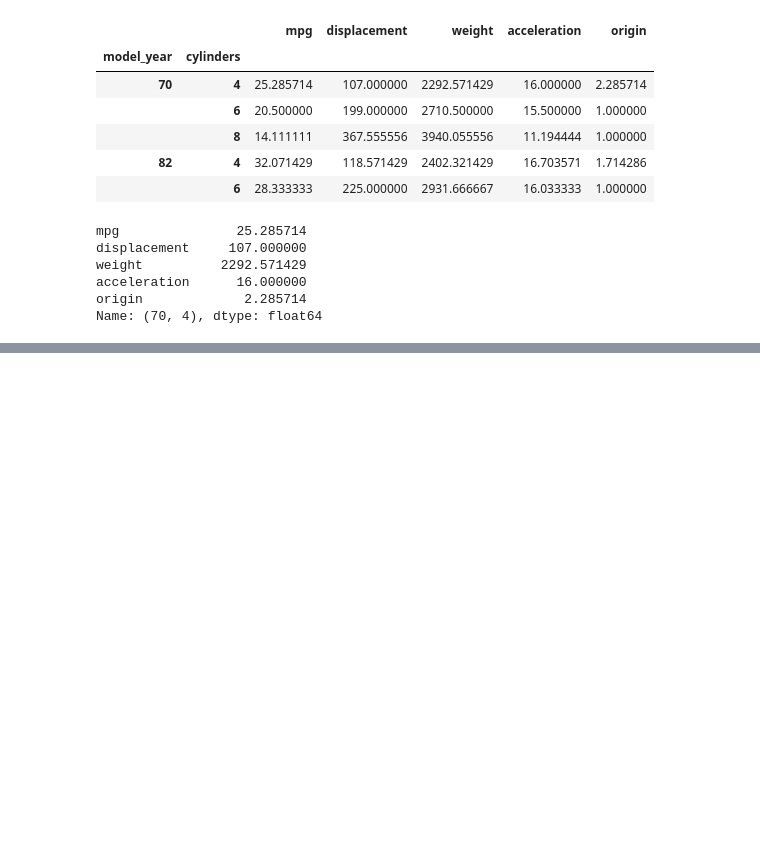
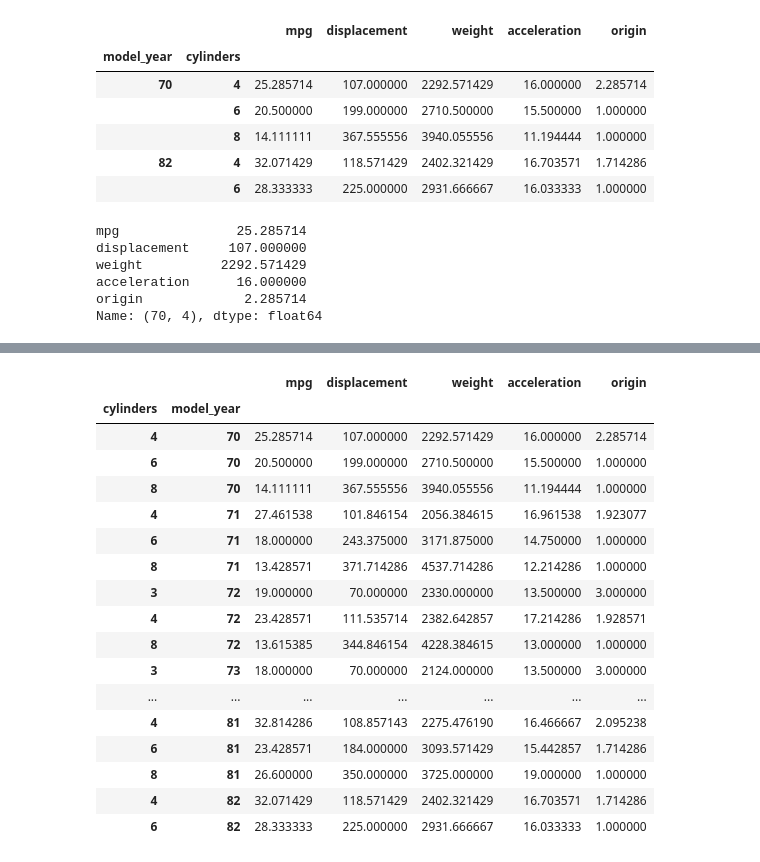
Before and after one commit to ayushgupta-repo/DATA_SCIENCE, a Jupyter notebook: 05_pandas/video_14_15.ipynb, the cells around one changed output, grey strips where cells are left out. Cells and saved outputs as stored; diff of their text form; code cells hidden in the pictures; blank space fills up the shorter version.

```diff
--- a/05_pandas/video_14.ipynb
+++ b/05_pandas/video_14_15.ipynb
@@ -221,0 +309,22 @@ Name: (70, 4), dtype: float64
+# %%
+# swapping multi-levels
+year_cyl.swaplevel()
+# %% [output]
+|  |  | mpg | displacement | weight | acceleration | origin |
+| cylinders | model_year |  |  |  |  |  |
+| 4 | 70 | 25.285714 | 107.000000 | 2292.571429 | 16.000000 | 2.285714 |
+| 6 | 70 | 20.500000 | 199.000000 | 2710.500000 | 15.500000 | 1.000000 |
+| 8 | 70 | 14.111111 | 367.555556 | 3940.055556 | 11.194444 | 1.000000 |
+| 4 | 71 | 27.461538 | 101.846154 | 2056.384615 | 16.961538 | 1.923077 |
+| 6 | 71 | 18.000000 | 243.375000 | 3171.875000 | 14.750000 | 1.000000 |
+| 8 | 71 | 13.428571 | 371.714286 | 4537.714286 | 12.214286 | 1.000000 |
+| 3 | 72 | 19.000000 | 70.000000 | 2330.000000 | 13.500000 | 3.000000 |
+| 4 | 72 | 23.428571 | 111.535714 | 2382.642857 | 17.214286 | 1.928571 |
+| 8 | 72 | 13.615385 | 344.846154 | 4228.384615 | 13.000000 | 1.000000 |
+| 3 | 73 | 18.000000 | 70.000000 | 2124.000000 | 13.500000 | 3.000000 |
+| ... | ... | ... | ... | ... | ... | ... |
+| 4 | 81 | 32.814286 | 108.857143 | 2275.476190 | 16.466667 | 2.095238 |
+| 6 | 81 | 23.428571 | 184.000000 | 3093.571429 | 15.442857 | 1.714286 |
+| 8 | 81 | 26.600000 | 350.000000 | 3725.000000 | 19.000000 | 1.000000 |
+| 4 | 82 | 32.071429 | 118.571429 | 2402.321429 | 16.703571 | 1.714286 |
+| 6 | 82 | 28.333333 | 225.000000 | 2931.666667 | 16.033333 | 1.000000 |
```
Also changed, not shown: parts of 11 cells of this notebook, 1 other file.
